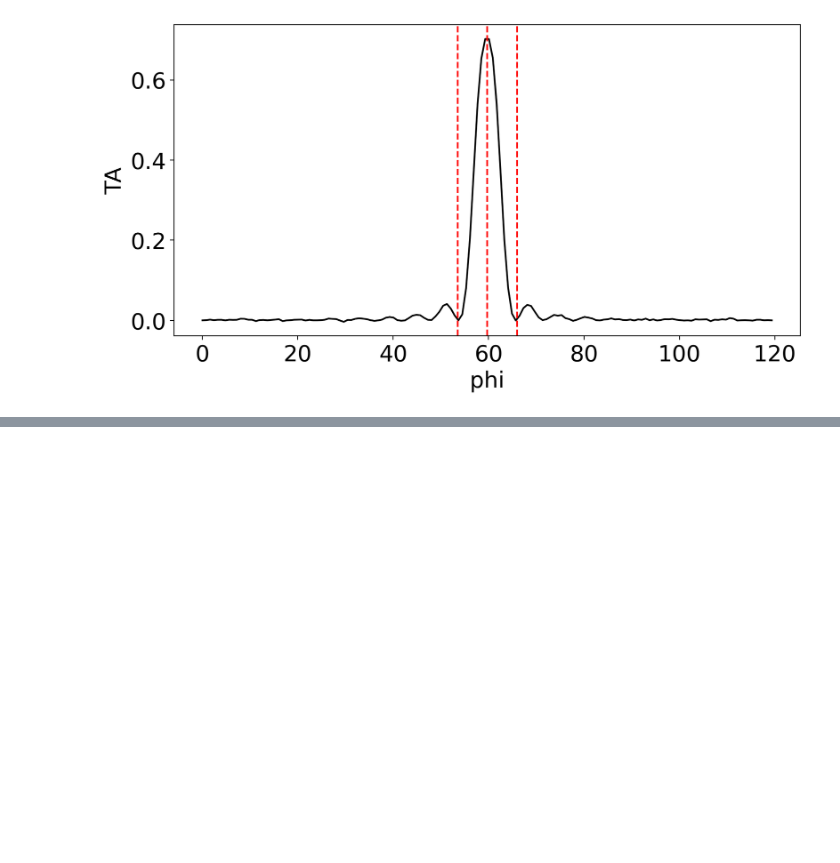
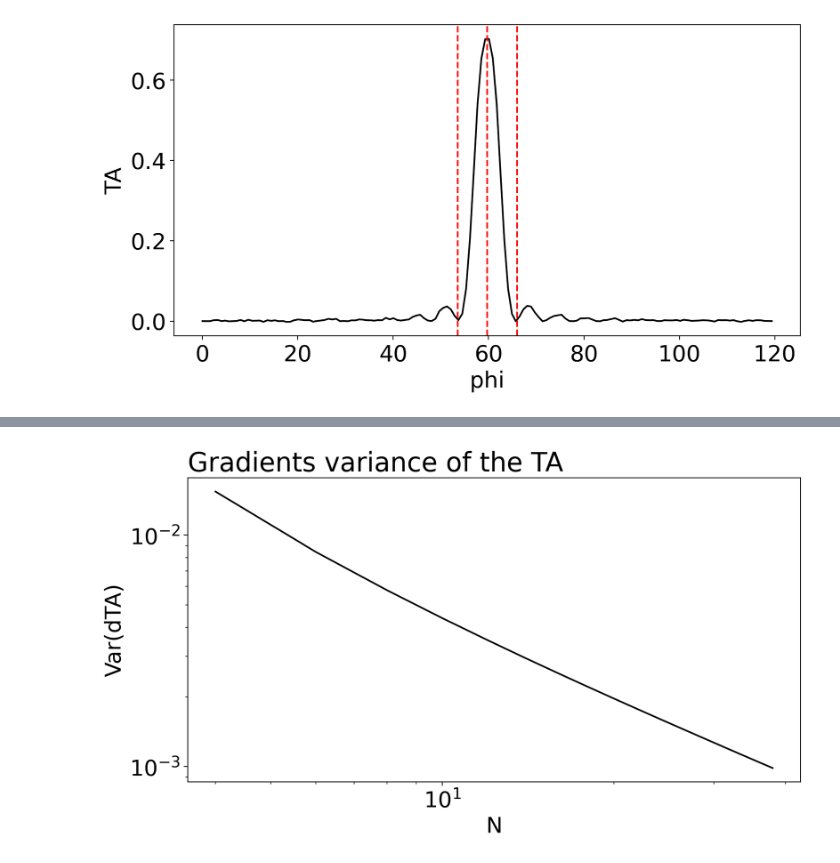
Before and after one commit to Quantum-Cosmos-Lab/quantum_maps_for_beads, a Jupyter notebook: toy_model_landscape.ipynb, the cells around one changed output, grey strips where cells are left out. Saved outputs shown, nothing was run; the diff lists cells and outputs as text; code cells hidden in the pictures; blank space fills up the shorter version.

```diff
--- a/toy_model_landscape.ipynb
+++ b/toy_model_landscape.ipynb
@@ -139,0 +213,36 @@ plt.show()
+# %%
+def save_TA_plot(param_test, a_TA, N):
+    #if(N<10):
+    #    img_id = '00' + str(N)
+    #elif(N<100):
+    #    img_id = '0' + str(N)
+    #else:
+    #    img_id = str(N)
+    img_id = str(N)
+    fig = plt.figure()
+    plt.plot(param_test, a_TA, c="k")
+    plt.xlabel("gamma")
+    plt.ylabel("TA")
+    plt.text(x=(0.05*param_test[-1]), y=0.65, s='N: '+str(N))
+    #plt.axvline(x=np.pi*(N-1), c='red', linestyle='--')
+    plt.savefig("images/TA-" + img_id + ".png")
+    fig.clear()
+# %%
+Ns = []
+dens = []
+var_diffs = []
+
+for n in range(2,20):
+    N = 2*n
+    if(N%10==0): print(N)
+    x = np.linspace(0,1,N)
+    y = (-1)**np.linspace(0,N-1,N)
+    startpoint = 0
+    endpoint = 2*np.pi*(N-1)
+    points_number = 1000
+    param_test = np.linspace(startpoint,endpoint, points_number)
+    a_TA = [analytic_TA(x,y,gamma) for gamma in param_test]
+    dens.append(area(param_test, a_TA)/(param_test[-1]-param_test[0]))
+    var_diffs.append(np.var(diff(param_test, a_TA)))
+    Ns.append(N)
+    save_TA_plot(param_test=param_test, a_TA=a_TA, N=N)
@@ -139,0 +265,10 @@ plt.show()
+# %%
+plt.plot(Ns,var_diffs, c='black')
+plt.title('Gradients variance of the TA', loc='left')
+plt.ylabel('Var(dTA)')
+plt.xlabel('N')
+plt.xscale('log')
+plt.yscale('log')
+plt.show()
+# %% [output]
+[figure, added]
```
Also changed, not shown: parts of 16 cells of this notebook, 18 other files.
